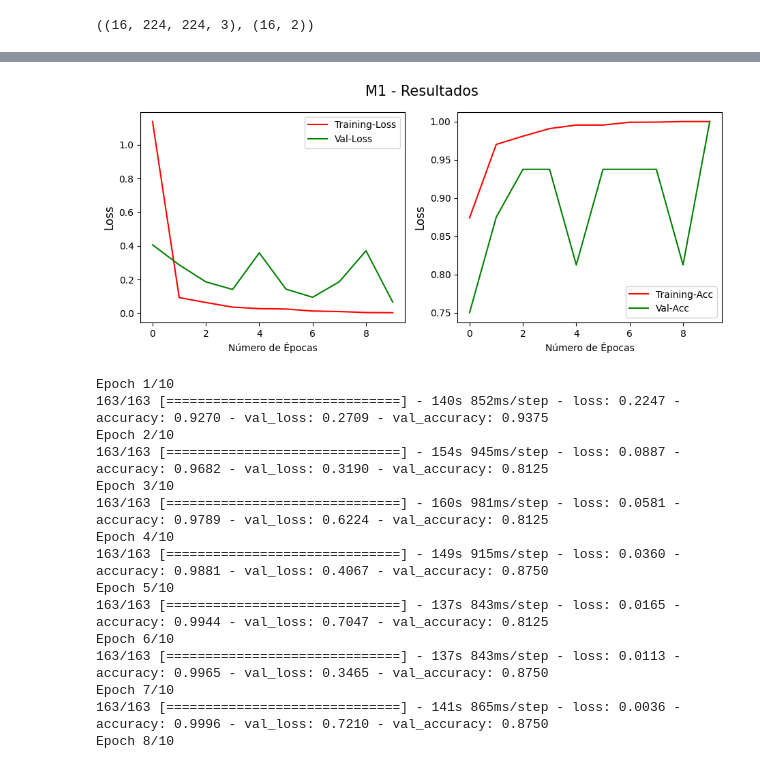
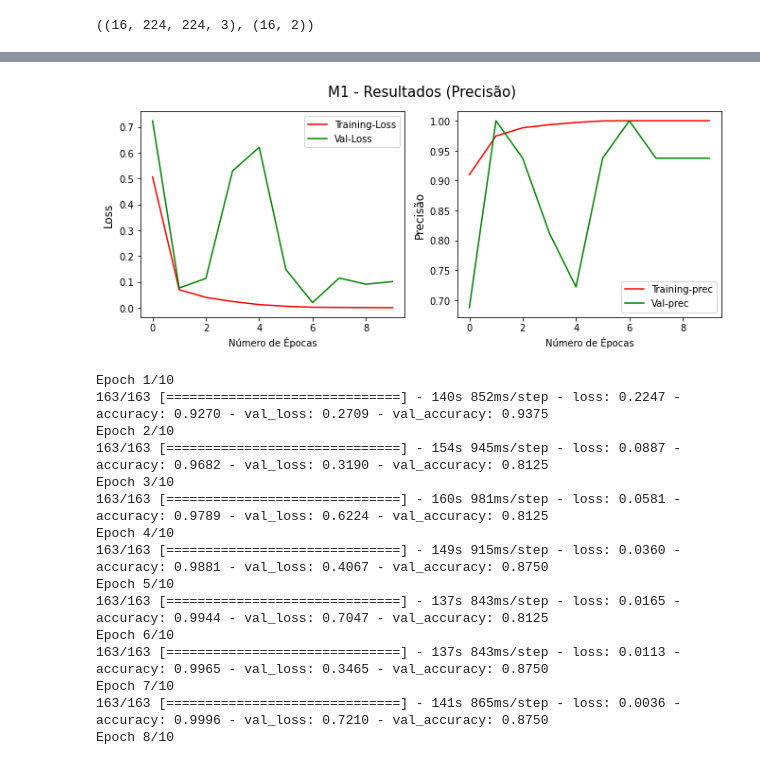
Before and after one commit to mazzacolussi/final_project_mc886, a Jupyter notebook: final_project.ipynb, the cells around one changed output, grey strips where cells are left out. Saved outputs shown, nothing was run; the diff lists cells and outputs as text; code cells hidden in the pictures.

```diff
--- a/final_project.ipynb
+++ b/final_project.ipynb
@@ -186,3 +198,23 @@ y_val_bs = np.array(y_val_bs)
 x_val_bs.shape, y_val_bs.shape
 # %% [output]
 ((16, 224, 224, 3), (16, 2))
+# %%
+'''
+def history_precision_plot(history, title):
+    plt.figure(figsize=(11,4))
+    plt.subplot(1, 2, 1)
+    plt.suptitle(title, fontsize=15)
+    plt.xlabel("Número de Épocas")
+    plt.ylabel('Loss', fontsize=12)
+    plt.plot(history.history['loss'], color='r', label = 'Training-Loss')
+    plt.plot(history.history['val_loss'], color='g', label = 'Val-Loss')
+    plt.legend(loc='best')
+
+    plt.subplot(1, 2, 2)
+    plt.xlabel("Número de Épocas")
+    plt.ylabel('Precisão', fontsize=12)
+    plt.plot(history.history['precision_1'], color='r', label='Training-prec')
+    plt.plot(history.history['val_precision_1'], color='g', label='Val-prec')
+    plt.legend(loc='best')
+    plt.show()
+'''
@@ -326,18 +375,17 @@ for img in pneumonia_cases:
 x_val = np.array(x_val)
 y_val = np.array(y_val)
 # %%
-m1 = tf.keras.models.Sequential()
+m1_ = tf.keras.models.Sequential()
 
-m1.add(Conv2D(filters = 32, kernel_size = 3, activation = 'relu'))
-m1.add(Input(shape=(64, 64, 3)))
-m1.add(MaxPooling2D(pool_size = 2, strides = 2))
-m1.add(Flatten())
-m1.add(Dense(units = 128, activation = 'relu'))
-m1.add(Dense(units = 2, activation = 'sigmoid'))
+m1_.add(Conv2D(filters = 32, kernel_size = 3, activation = 'relu', input_shape=(224,224,3)))
+m1_.add(MaxPooling2D(pool_size = 2, strides = 2))
+m1_.add(Flatten())
+m1_.add(Dense(units = 128, activation = 'relu'))
+m1_.add(Dense(units = 2, activation = 'sigmoid'))
 
-m1.compile(optimizer = 'adam', loss = 'binary_crossentropy', metrics = ['accuracy'])
+m1_.compile(optimizer = 'adam', loss = 'binary_crossentropy', metrics = Precision())
 
-hist_m1 = m1.fit(
+hist_m_ = m1_.fit(
     x_train,
     y_train,
     epochs = 10,
@@ -367,7 +415,7 @@ Epoch 10/10
-# %%
-history_plot(hist_m1, 'M1 - Resultados')
-# %% [output]
-[figure, removed]
+# %%
+history_precision_plot(hist_m_, 'M1 - Resultados (Precisão)')
+# %% [output]
+[figure, added]
 # %%
 m2 = tf.keras.models.Sequential()
 
```
Also changed, not shown: parts of 35 cells of this notebook.
